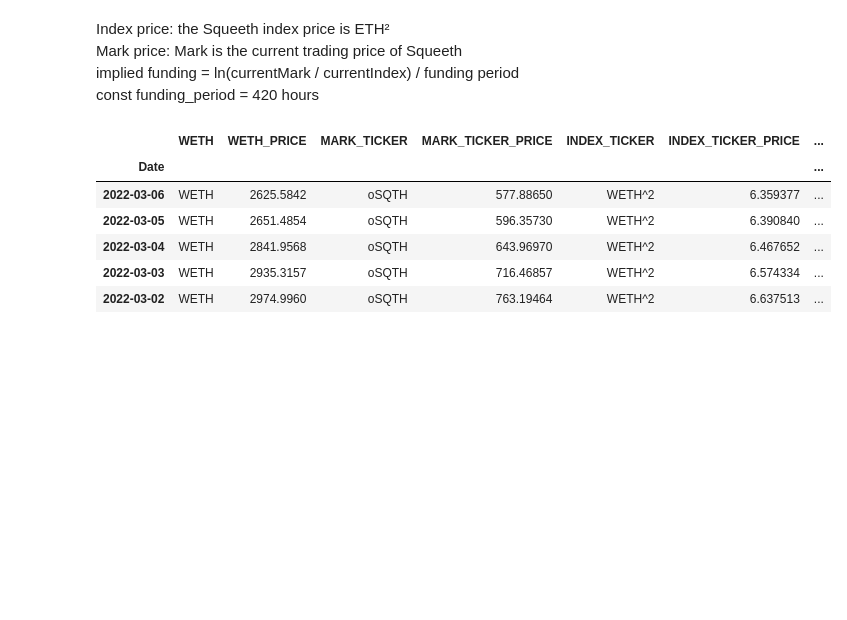
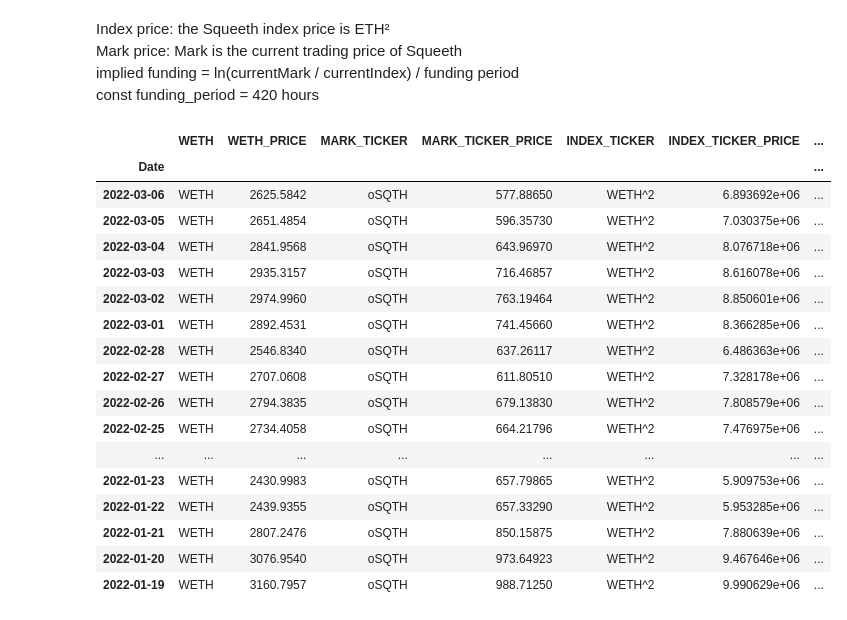
Before and after one commit to rohansanjay/squeeth-analytics, a Jupyter notebook: padelis/notebooks/squeethlab.ipynb, the cells around one changed output. Saved outputs shown, nothing was run; the diff lists cells and outputs as text; code cells hidden in the pictures; blank space fills up the shorter version.

```diff
--- a/padelis/notebooks/squeethlab.ipynb
+++ b/padelis/notebooks/squeethlab.ipynb
@@ -54,15 +66,28 @@ const funding_period = 420 hours
 # %%
 historical_reduced = historical[['Ticker_Symbol_left','Price_left','Ticker_Symbol_right','Price_right']]
 historical_reduced.columns = ['WETH','WETH_PRICE','MARK_TICKER','MARK_TICKER_PRICE']
 historical_reduced['INDEX_TICKER'] = 'WETH^2'
-historical_reduced['INDEX_TICKER_PRICE'] = np.square(historical_reduced['WETH_PRICE'].to_numpy())
-historical_reduced['IMPLIED_FUNDING'] = np.log(historical_reduced['MARK_TICKER_PRICE'].to_numpy(),historical_reduced['INDEX_TICKER_PRICE'].to_numpy())/funding_period
-historical_reduced.head()
+historical_reduced['INDEX_TICKER_PRICE'] = [float(value)**2 for value in historical_reduced['WETH_PRICE'].to_list()]
+mark_ticker_price = [value*10000 for value in historical_reduced['MARK_TICKER_PRICE'].to_list()]
+index_ticker_price = [value for value in historical_reduced['INDEX_TICKER_PRICE'].to_list()]
+historical_reduced['IMPLIED_FUNDING'] = np.log(np.array(mark_ticker_price),np.array(index_ticker_price))/funding_period
+historical_reduced
 # %% [output]
 |  | WETH | WETH_PRICE | MARK_TICKER | MARK_TICKER_PRICE | INDEX_TICKER | INDEX_TICKER_PRICE | ... |
 | Date |  |  |  |  |  |  | ... |
-| 2022-03-06 | WETH | 2625.5842 | oSQTH | 577.88650 | WETH^2 | 6.359377 | ... |
-| 2022-03-05 | WETH | 2651.4854 | oSQTH | 596.35730 | WETH^2 | 6.390840 | ... |
-| 2022-03-04 | WETH | 2841.9568 | oSQTH | 643.96970 | WETH^2 | 6.467652 | ... |
-| 2022-03-03 | WETH | 2935.3157 | oSQTH | 716.46857 | WETH^2 | 6.574334 | ... |
-| 2022-03-02 | WETH | 2974.9960 | oSQTH | 763.19464 | WETH^2 | 6.637513 | ... |
+| 2022-03-06 | WETH | 2625.5842 | oSQTH | 577.88650 | WETH^2 | 6.893692e+06 | ... |
+| 2022-03-05 | WETH | 2651.4854 | oSQTH | 596.35730 | WETH^2 | 7.030375e+06 | ... |
+| 2022-03-04 | WETH | 2841.9568 | oSQTH | 643.96970 | WETH^2 | 8.076718e+06 | ... |
+| 2022-03-03 | WETH | 2935.3157 | oSQTH | 716.46857 | WETH^2 | 8.616078e+06 | ... |
+| 2022-03-02 | WETH | 2974.9960 | oSQTH | 763.19464 | WETH^2 | 8.850601e+06 | ... |
+| 2022-03-01 | WETH | 2892.4531 | oSQTH | 741.45660 | WETH^2 | 8.366285e+06 | ... |
+| 2022-02-28 | WETH | 2546.8340 | oSQTH | 637.26117 | WETH^2 | 6.486363e+06 | ... |
+| 2022-02-27 | WETH | 2707.0608 | oSQTH | 611.80510 | WETH^2 | 7.328178e+06 | ... |
+| 2022-02-26 | WETH | 2794.3835 | oSQTH | 679.13830 | WETH^2 | 7.808579e+06 | ... |
+| 2022-02-25 | WETH | 2734.4058 | oSQTH | 664.21796 | WETH^2 | 7.476975e+06 | ... |
+| ... | ... | ... | ... | ... | ... | ... | ... |
+| 2022-01-23 | WETH | 2430.9983 | oSQTH | 657.79865 | WETH^2 | 5.909753e+06 | ... |
+| 2022-01-22 | WETH | 2439.9355 | oSQTH | 657.33290 | WETH^2 | 5.953285e+06 | ... |
+| 2022-01-21 | WETH | 2807.2476 | oSQTH | 850.15875 | WETH^2 | 7.880639e+06 | ... |
+| 2022-01-20 | WETH | 3076.9540 | oSQTH | 973.64923 | WETH^2 | 9.467646e+06 | ... |
+| 2022-01-19 | WETH | 3160.7957 | oSQTH | 988.71250 | WETH^2 | 9.990629e+06 | ... |
```
Also changed, not shown: parts of 3 cells of this notebook, 15 other files.
